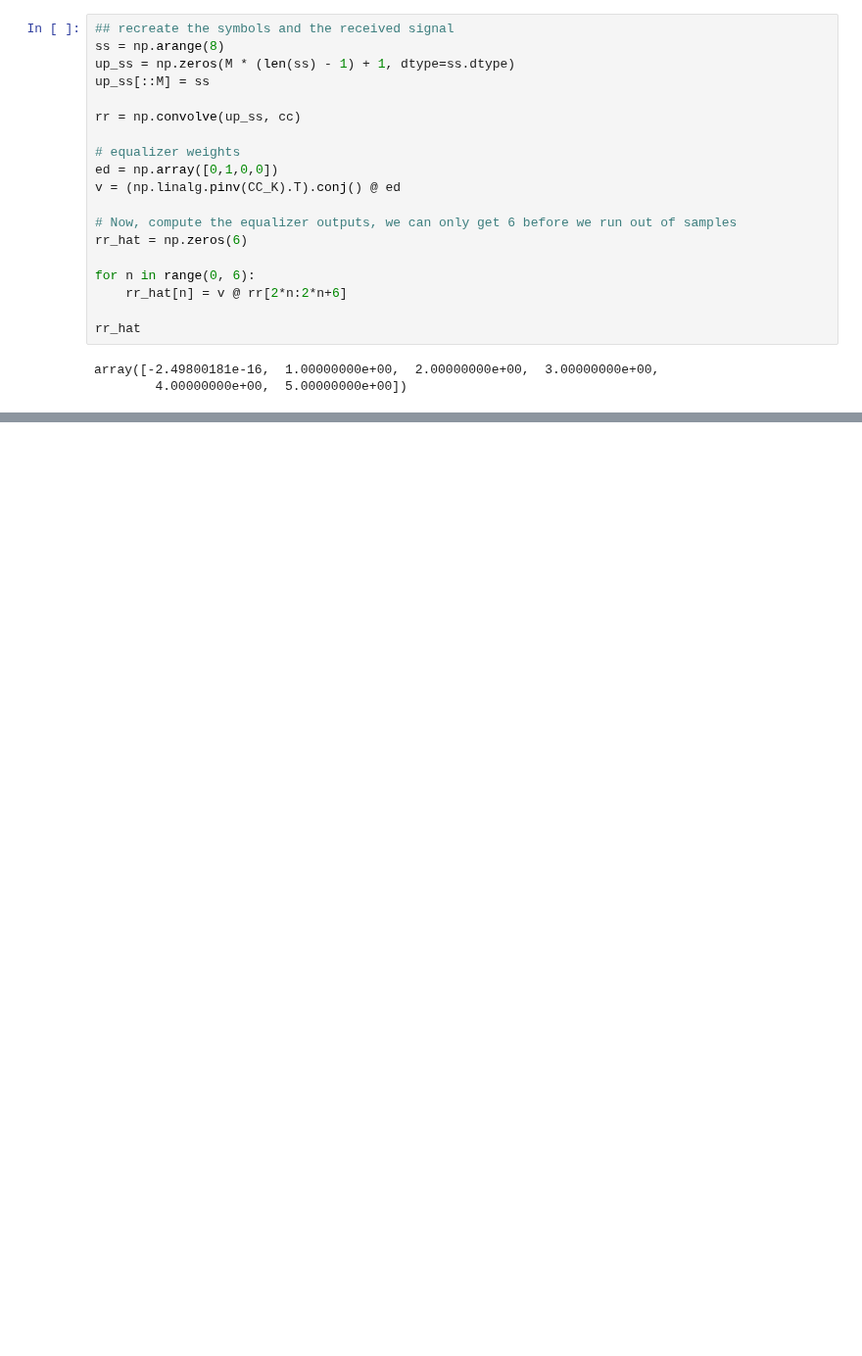
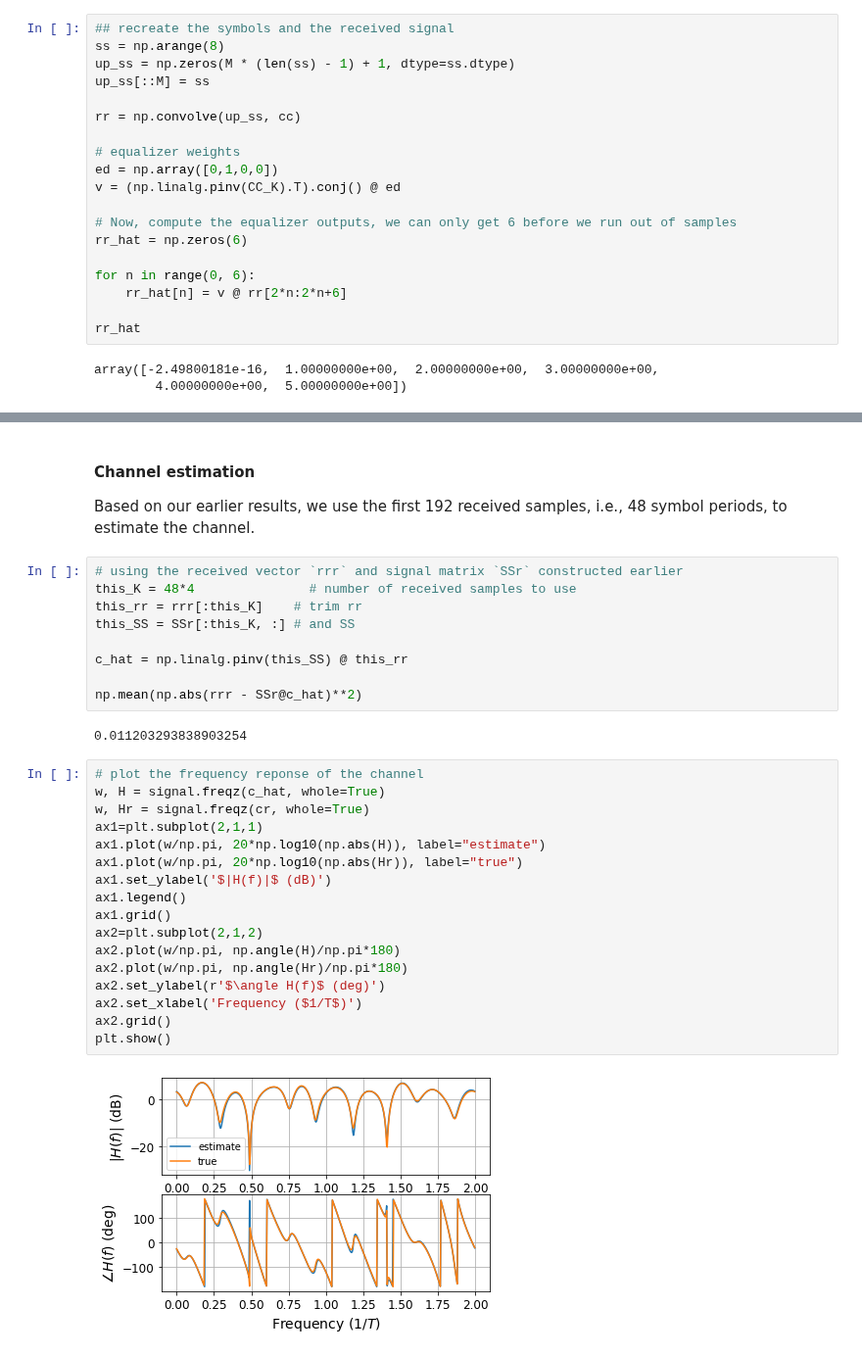
Before and after one commit to bepepa/digital_comms, a Jupyter notebook: 080_equalization.ipynb, the cells around one changed output, grey strips where cells are left out. Shown at 98% size. Saved outputs shown, nothing was run; the diff lists cells and outputs as text; blank space fills up the shorter version.

```diff
--- a/080_equalization.ipynb
+++ b/080_equalization.ipynb
@@ -611,0 +612,34 @@ array([-2.49800181e-16,  1.00000000e+00,  2.00000000e+00,  3.00000000e+00,
+# %% [markdown]
+#### Channel estimation
+
+Based on our earlier results, we use the first 192 received samples, i.e., 48 symbol periods, to estimate the channel.
+# %%
+# using the received vector `rrr` and signal matrix `SSr` constructed earlier
+this_K = 48*4               # number of received samples to use
+this_rr = rrr[:this_K]    # trim rr
+this_SS = SSr[:this_K, :] # and SS
+
+c_hat = np.linalg.pinv(this_SS) @ this_rr
+
+np.mean(np.abs(rrr - SSr@c_hat)**2)
+# %% [output]
+0.011203293838903254
+# %%
+# plot the frequency reponse of the channel
+w, H = signal.freqz(c_hat, whole=True)
+w, Hr = signal.freqz(cr, whole=True)
+ax1=plt.subplot(2,1,1)
+ax1.plot(w/np.pi, 20*np.log10(np.abs(H)), label="estimate")
+ax1.plot(w/np.pi, 20*np.log10(np.abs(Hr)), label="true")
+ax1.set_ylabel('$|H(f)|$ (dB)')
+ax1.legend()
+ax1.grid()
+ax2=plt.subplot(2,1,2)
+ax2.plot(w/np.pi, np.angle(H)/np.pi*180)
+ax2.plot(w/np.pi, np.angle(Hr)/np.pi*180)
+ax2.set_ylabel(r'$\angle H(f)$ (deg)')
+ax2.set_xlabel('Frequency ($1/T$)')
+ax2.grid()
+plt.show()
+# %% [output]
+[figure, added]
```
Also changed, not shown: parts of 50 cells of this notebook.
